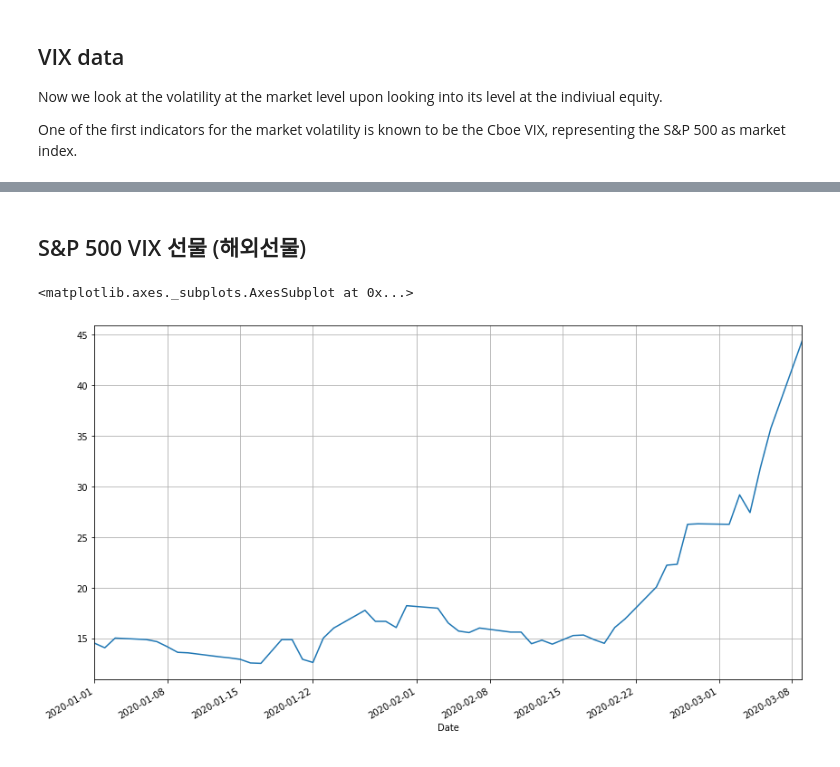
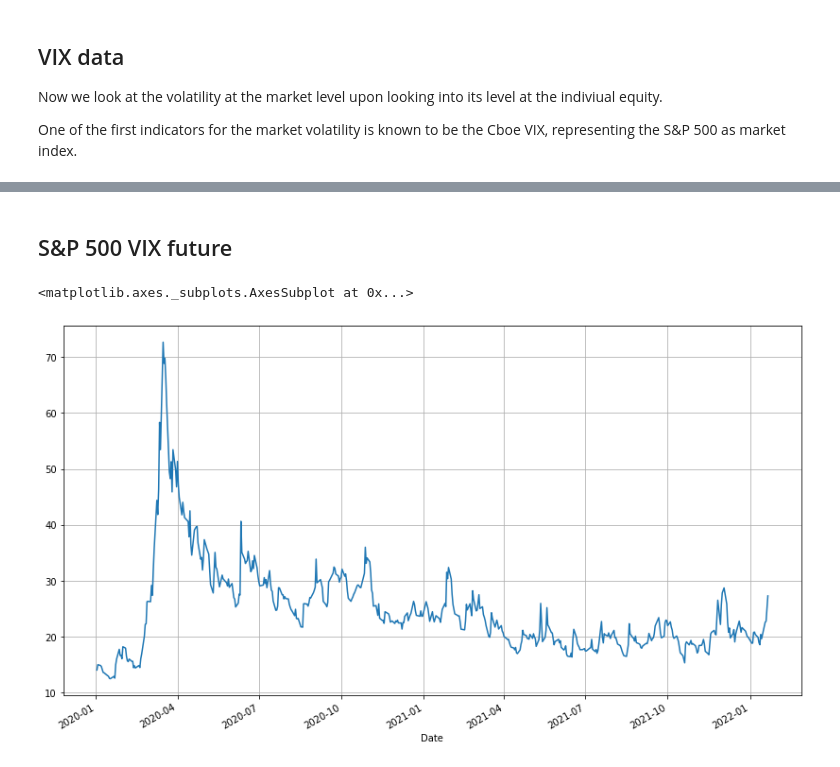
Before and after one commit to kimdesok/3D-Mnist-3D-Convolution-3D-CNN, a Jupyter notebook: VolatilityIndex.ipynb, the cells around one changed output, grey strips where cells are left out. Drawn from its saved outputs; the diff is of its cells as text; code cells hidden in the pictures.

```diff
--- a/VolatilityIndex.ipynb
+++ b/VolatilityIndex.ipynb
@@ -174,7 +122,7 @@ VIX 관련한 투자 가능한 종목들의 심볼과 가격들을 살펴봅니
 # %% [markdown]
-## S&P 500 VIX 선물 (해외선물)
+## S&P 500 VIX future
 # %%
-fdr.DataReader('VX', '2020-01-01', '2020-03-09')['Close'].plot()
+fdr.DataReader('VX', '2020-01-01')['Close'].plot()
 # %% [output]
 <matplotlib.axes._subplots.AxesSubplot at 0x...>
-[figure, old version]
+[figure, new version]
```
Also changed, not shown: parts of 27 cells of this notebook.
